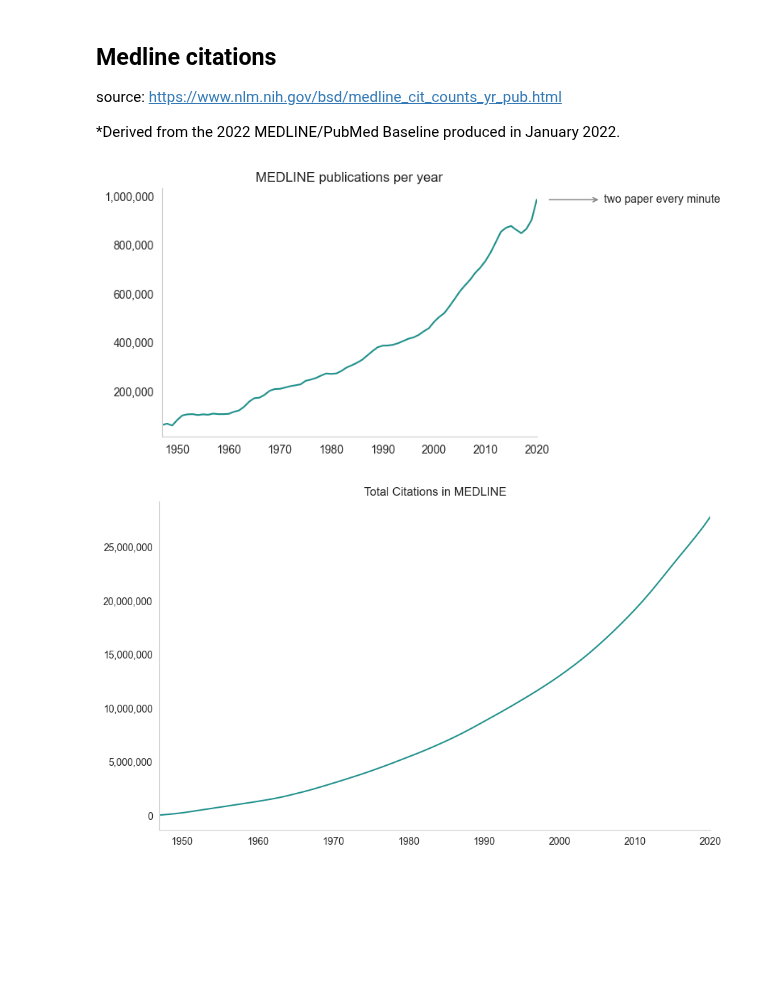
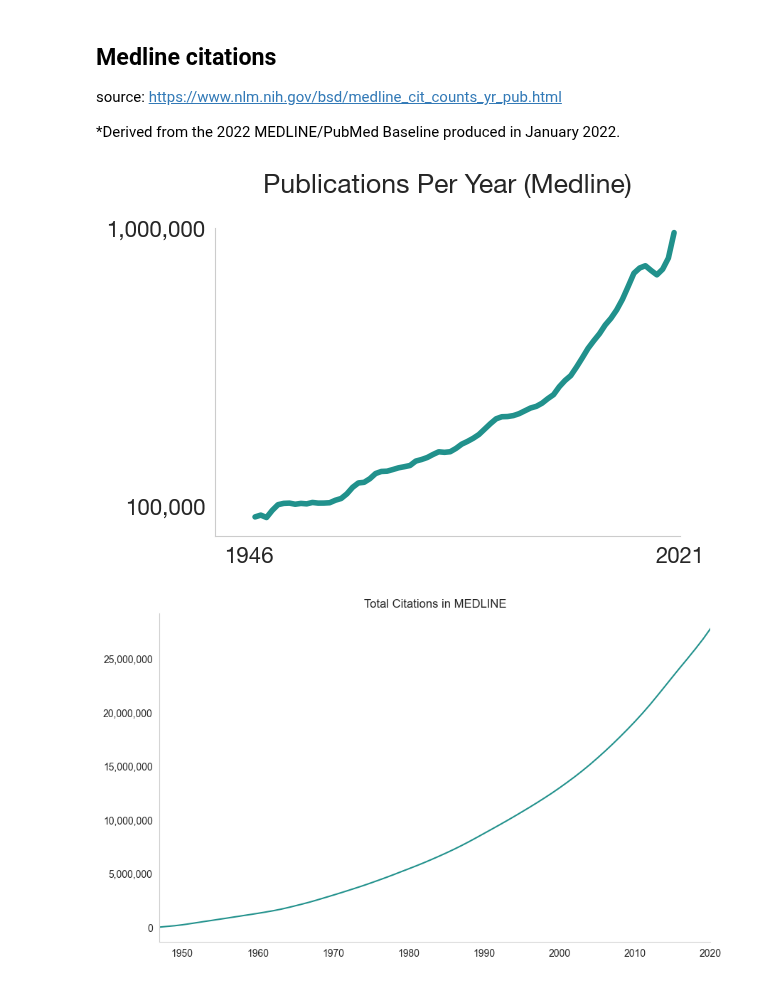
Before and after one commit to KarelDO/BioDEX, a Jupyter notebook: analysis/medline_citations_per_year.ipynb, the cells around one changed output. Saved outputs shown, nothing was run; the diff lists cells and outputs as text; code cells hidden in the pictures; blank space fills up the shorter version.

Commit message:
better trend plots

```diff
--- a/analysis/medline_citations_per_year.ipynb
+++ b/analysis/medline_citations_per_year.ipynb
@@ -32,8 +17,27 @@ import matplotlib.pyplot as plt
 import numpy as np
 import seaborn as sns
 
+data = pd.read_csv('./medline_citation_data.tsv', delimiter='\t')
+
+# drop last three rows and first column
+data = data[:-3]
+data = data[1:]
+
+data['Year of Publication'] = data['Year of Publication'].apply(lambda x: int(x[:4]))
+data['Total # Citations'] = data['Total # Citations'].apply(lambda x: int(x.replace(',','')))
+
+data = data[['Year of Publication', 'Total # Citations']]
+data.columns = ['year', 'citations']
+
+data = data[::-1]
+data['cumulative_citations'] = data['citations'].cumsum()
 
 sns.set_style('whitegrid')
+
+plt.rcParams['font.family'] = 'Helvetica Neue'
+
+# Set font size for the tick labels
+plt.rcParams['font.size'] = 16
 
 cmap = plt.get_cmap('viridis')
 colors = cmap(np.linspace(0, 1, 3))
@@ -41,44 +45,55 @@ colors = cmap(np.linspace(0, 1, 3))
 # Plot the data
 fig, ax = plt.subplots(figsize=(6, 4))  # Set figure size
 
-data.plot(x='year', y='citations', ax=ax, color=colors[1], style='-')
+data.plot(x='year', y='citations', ax=ax, color=colors[1], style='-', linewidth='4')
 
 # Remove grid lines
 ax.grid(False)
 
 # Remove horizontal and vertical axis lines
 ax.spines['top'].set_visible(False)
 ax.spines['right'].set_visible(False)
 
 # Annotate the final point of the curve
 final_citation = data['citations'].iloc[-1]
 final_year = data['year'].iloc[-1]
 
+y_min = 0
+y_max = 1000000
+x_min = 1940
+x_max = 2021
+
+ax.set_ylim(y_min, y_max)
+ax.set_xlim(x_min, x_max)
+ax.yaxis.set_ticks(np.linspace(y_min + 100000, y_max, 2))
+ax.xaxis.set_ticks(np.linspace(x_min + 6 , x_max, 2))
+
 ax.legend().remove()
 ax.yaxis.set_major_formatter(plt.FuncFormatter(lambda x, _: '{:,.0f}'.format(x)))
 
 arrowprops = dict(
     arrowstyle = "<-",
     color='gray',)
 
-ax.annotate('two paper every minute',
-            xy=(final_year + timedelta(days=750), final_citation),
-            xytext=(final_year + timedelta(days=5000), final_citation),  # Adjust the position of the annotation
-            arrowprops=arrowprops,
-            annotation_clip=False,
-            ha='left',
-            va='center')
+# ax.annotate('two paper every minute',
+#             xy=(final_year + timedelta(days=750), final_citation),
+#             xytext=(final_year + timedelta(days=5000), final_citation),  # Adjust the position of the annotation
+#             arrowprops=arrowprops,
+#             annotation_clip=False,
+#             ha='left',
+#             va='center')
 # Set title and labels
-plt.title('MEDLINE publications per year')
+plt.title('Publications Per Year (Medline)\n')
 # plt.xlabel('Year of Publication')
 plt.xlabel('')
 # plt.tight_layout()
 # plt.title('Citations per Year in MEDLINE')
 
 # Show the plot
+plt.savefig('./plots/papers_per_year.png', dpi=300, bbox_inches='tight')
 plt.show()
 # %% [output]
-[figure, old version]
+[figure, new version]
 # %%
 import pandas as pd
 import matplotlib.pyplot as plt
```
Also changed, not shown: parts of 3 cells of this notebook, 2 other files.
